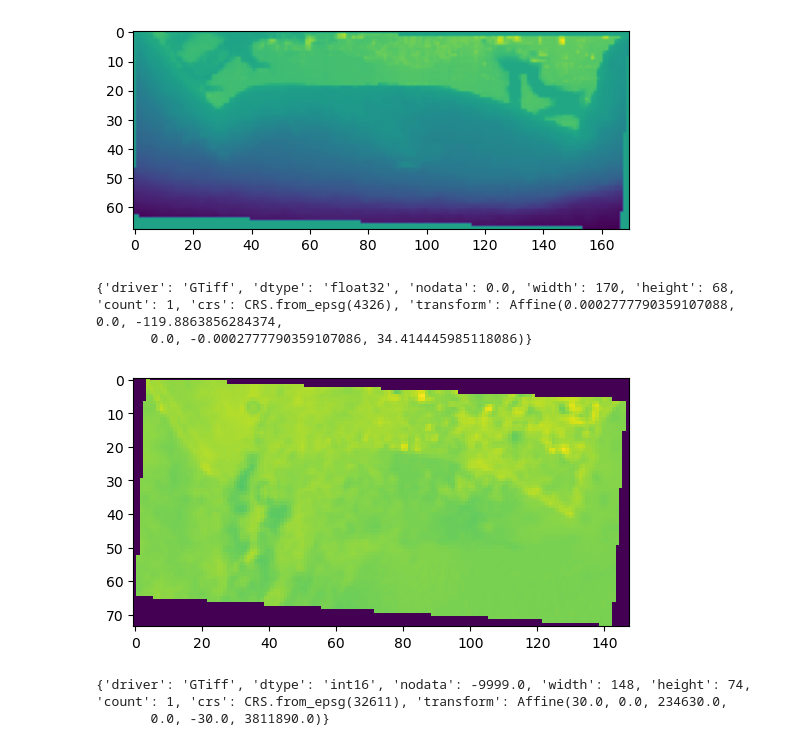
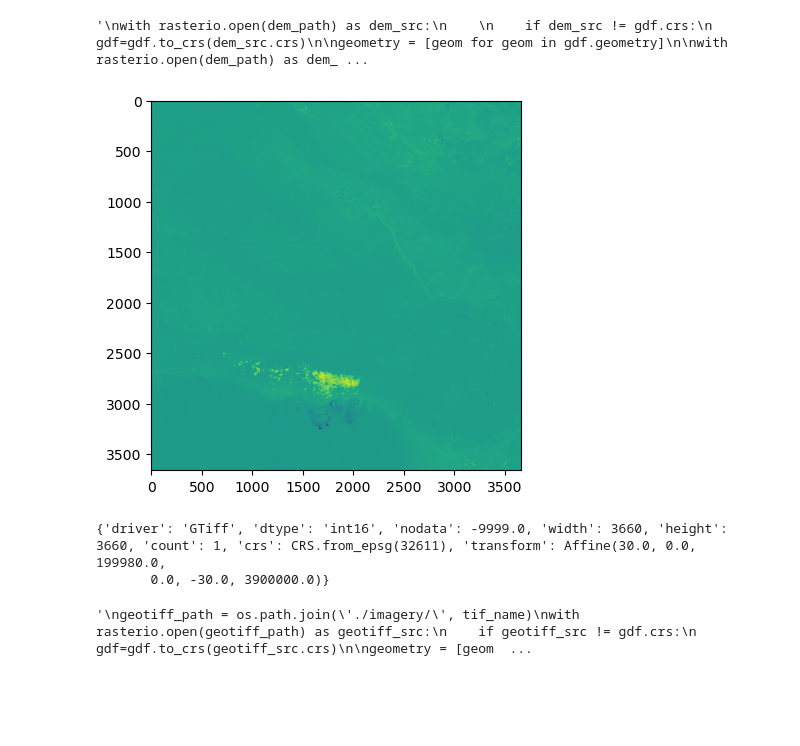
Before and after one commit to atticus-cummings/HLS_Kelp, a Jupyter notebook: view_geotiff_metadata.ipynb, the cells around one changed output. Cells and saved outputs as stored; diff of their text form; code cells hidden in the pictures; blank space fills up the shorter version.

```diff
--- a/view_geotiff_metadata.ipynb
+++ b/view_geotiff_metadata.ipynb
@@ -16,9 +16,16 @@ gdf = gpd.read_file('./Isla_Vista_Kelp.geojson')
 #Load DEM
 map_path = './maps/'
 dem_name = 'sb_DEM.tiff'
+dem_path = os.path.join(map_path,dem_name)
 
-dem_path = os.path.join(map_path,dem_name)
+with rasterio.open(dem_path) as dem_data:
+    dem = dem_data.read(1)
+    dem_meta = dem_data.meta
+    dem_crs = dem_data.crs
+
+'''
 with rasterio.open(dem_path) as dem_src:
+
     if dem_src != gdf.crs:
         gdf=gdf.to_crs(dem_src.crs)
 
@@ -38,38 +45,47 @@ dem_meta.update({
 
 show(dem)
 print(dem_meta)
+'''
 # %% [output]
-[figure, removed]
-{'driver': 'GTiff', 'dtype': 'float32', 'nodata': 0.0, 'width': 170, 'height': 68, 'count': 1, 'crs': CRS.from_epsg(4326), 'transform': Affine(0.0002777790359107088, 0.0, -119.8863856284374,
-       0.0, -0.0002777790359107086, 34.414445985118086)}
+'\nwith rasterio.open(dem_path) as dem_src:\n    \n    if dem_src != gdf.crs:\n        gdf=gdf.to_crs(dem_src.crs)\n\ngeometry = [geom for geom in gdf.geometry]\n\nwith rasterio.open(dem_path) as dem_ ...
 # %%
 tif_name = 'HLS.L30.T11SKU.2020144T183333.v2.0.B01.tif'
 
+geotiff_path = os.path.join('./imagery/', tif_name)
+with rasterio.open(geotiff_path) as geotiff_data:
+    geotiff = geotiff_data.read(1)
+    geotiff_meta = geotiff_data.meta
+    geotiff_crs = geotiff_data.crs
 
+show(geotiff)
+print(geotiff_meta)
+'''
 geotiff_path = os.path.join('./imagery/', tif_name)
 with rasterio.open(geotiff_path) as geotiff_src:
     if geotiff_src != gdf.crs:
         gdf=gdf.to_crs(geotiff_src.crs)
 
 geometry = [geom for geom in gdf.geometry]
 
 with rasterio.open(geotiff_path) as geotiff_src:
     geotiff, geotiff_transform = mask(geotiff_src,geometry, crop = True)
     geotiff_meta = geotiff_src.meta.copy()
 
-geotiff_meta.update({
+out_meta.update({
     "driver": "GTiff",
     "height": geotiff.shape[1],
     "width": geotiff.shape[2],
     "transform": geotiff_transform
 })
 
 show(geotiff)
 print(geotiff_meta)
+'''
 # %% [output]
-[figure, old version]
+[figure, new version]
-{'driver': 'GTiff', 'dtype': 'int16', 'nodata': -9999.0, 'width': 148, 'height': 74, 'count': 1, 'crs': CRS.from_epsg(32611), 'transform': Affine(30.0, 0.0, 234630.0,
-       0.0, -30.0, 3811890.0)}
+{'driver': 'GTiff', 'dtype': 'int16', 'nodata': -9999.0, 'width': 3660, 'height': 3660, 'count': 1, 'crs': CRS.from_epsg(32611), 'transform': Affine(30.0, 0.0, 199980.0,
+       0.0, -30.0, 3900000.0)}
+'\ngeotiff_path = os.path.join(\'./imagery/\', tif_name)\nwith rasterio.open(geotiff_path) as geotiff_src:\n    if geotiff_src != gdf.crs:\n        gdf=gdf.to_crs(geotiff_src.crs)\n\ngeometry = [geom  ...
 # %%
 help(calculate_default_transform)
 # %%
```
Also changed, not shown: parts of 4 cells of this notebook, 3 other files.
